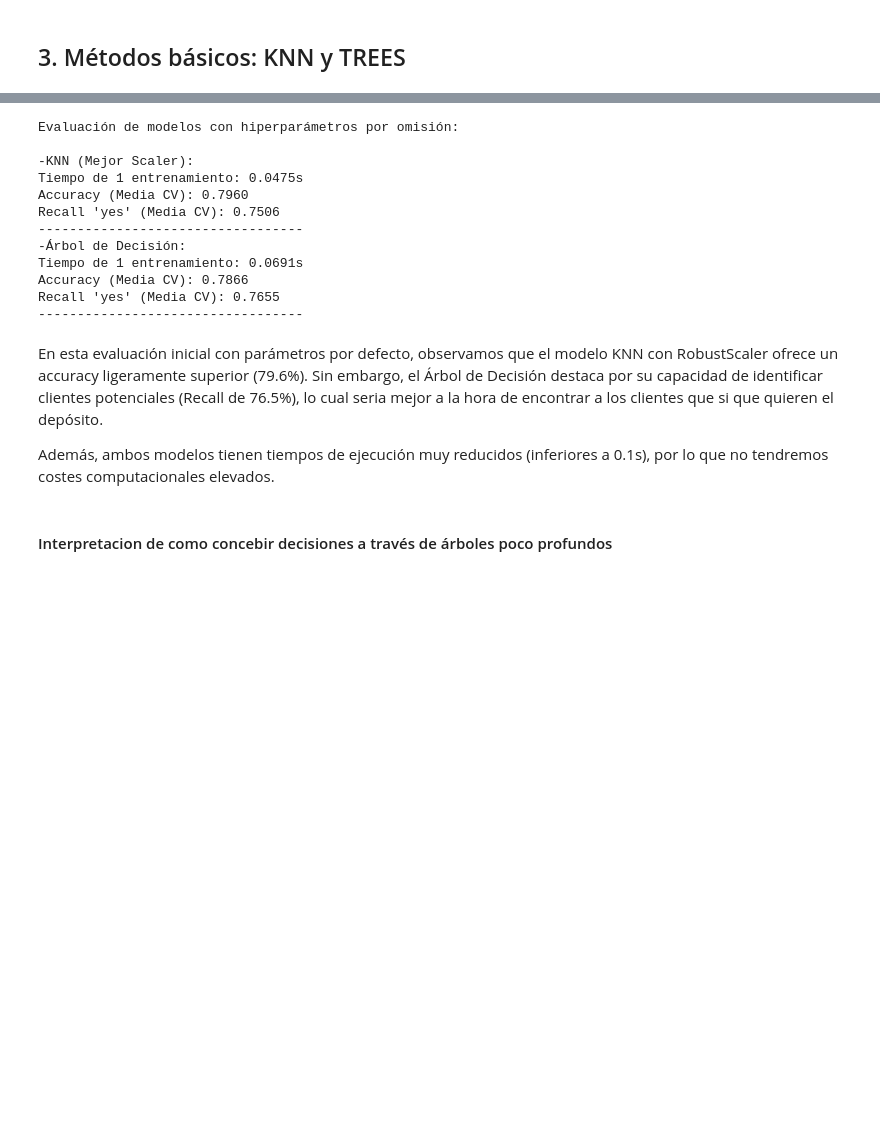
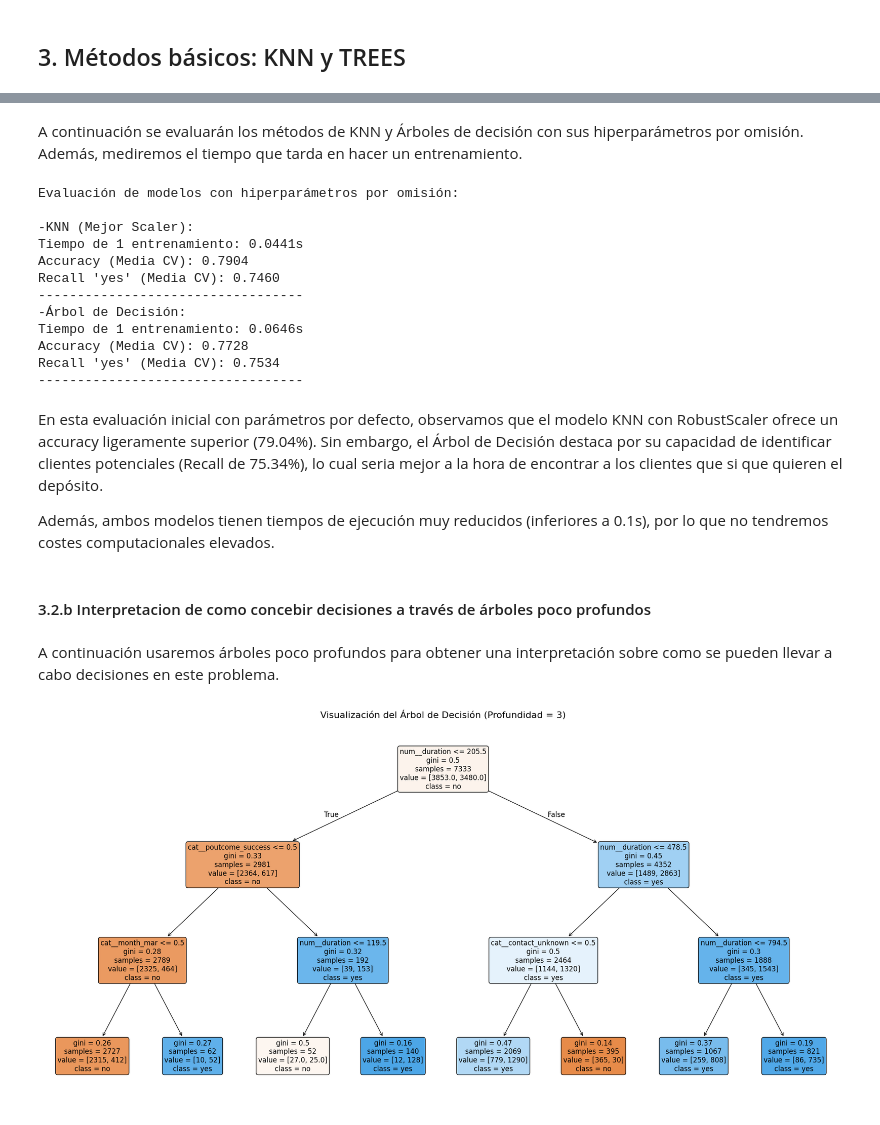
Before and after one commit to 100522155/Practica-Aprendizaje-autom-tico-g2, a Jupyter notebook: analisis.ipynb, the cells around one changed output, grey strips where cells are left out. Saved outputs shown, nothing was run; the diff lists cells and outputs as text; code cells hidden in the pictures; blank space fills up the shorter version.

```diff
--- a/analisis.ipynb
+++ b/analisis.ipynb
@@ -322,9 +322,7 @@ from sklearn.model_selection import StratifiedKFold
 
 # Definimos el esquema de validación cruzada para la evaluación interna (Inner)
 cv = StratifiedKFold(
-    n_splits=5, # 5 folds
+    n_splits=3, # 3 folds
     shuffle=True,
     random_state=NIA
 )
-#Diccionario para almacenar los resultados de las validaciones cruzadas
-inner_scores = {}
@@ -409,3 +405,5 @@ El método de escalado que tiene el mayor accuracy es Robust, con un valor de 0,
+# %% [markdown]
+A continuación se evaluarán los métodos de KNN y Árboles de decisión con sus hiperparámetros por omisión. Además, mediremos el tiempo que tarda en hacer un entrenamiento.
 # %%
 import time
 from sklearn.tree import DecisionTreeClassifier
@@ -450,18 +448,53 @@ for nombre, pipe in modelos.items():
 Evaluación de modelos con hiperparámetros por omisión:
 
 -KNN (Mejor Scaler):
-Tiempo de 1 entrenamiento: 0.0475s
-Accuracy (Media CV): 0.7960
-Recall 'yes' (Media CV): 0.7506
+Tiempo de 1 entrenamiento: 0.0441s
+Accuracy (Media CV): 0.7904
+Recall 'yes' (Media CV): 0.7460
 ----------------------------------
 -Árbol de Decisión:
-Tiempo de 1 entrenamiento: 0.0691s
-Accuracy (Media CV): 0.7866
-Recall 'yes' (Media CV): 0.7655
+Tiempo de 1 entrenamiento: 0.0646s
+Accuracy (Media CV): 0.7728
+Recall 'yes' (Media CV): 0.7534
 ----------------------------------
 # %% [markdown]
-En esta evaluación inicial con parámetros por defecto, observamos que el modelo KNN con RobustScaler ofrece un accuracy ligeramente superior (79.6%). Sin embargo, el Árbol de Decisión destaca por su capacidad de identificar clientes potenciales (Recall de 76.5%), lo cual seria mejor a la hora de encontrar a los clientes que si que quieren el depósito.
+En esta evaluación inicial con parámetros por defecto, observamos que el modelo KNN con RobustScaler ofrece un accuracy ligeramente superior (79.04%). Sin embargo, el Árbol de Decisión destaca por su capacidad de identificar clientes potenciales (Recall de 75.34%), lo cual seria mejor a la hora de encontrar a los clientes que si que quieren el depósito.
 
 Además, ambos modelos tienen tiempos de ejecución muy reducidos (inferiores a 0.1s), por lo que no tendremos costes computacionales elevados.
 # %% [markdown]
-#### Interpretacion de como concebir decisiones a través de árboles poco profundos
+#### 3.2.b Interpretacion de como concebir decisiones a través de árboles poco profundos
+# %% [markdown]
+A continuación usaremos árboles poco profundos para obtener una interpretación sobre como se pueden llevar a cabo decisiones en este problema.
+# %%
+from sklearn.tree import plot_tree
+
+# Creamos el modelo con profundidad limitada (interpretable)
+# Usamos un max_depth pequeño de 3
+tree_interpretable = Pipeline([
+    ('prepro', preprocessor),
+    ('tree', DecisionTreeClassifier(max_depth=3, random_state=NIA))
+])
+
+# Entrenamos el modelo con todo el x_train
+tree_interpretable.fit(x_train, y_train)
+
+# Extraemos el modelo entrenado de dentro del pipeline
+best_tree_model = tree_interpretable.named_steps['tree']
+
+# Extraemos los nombres de las columnas porque OneHotEncoder y OrdinalEncoder crean nuevas columnas
+feature_names = preprocessor.get_feature_names_out()
+
+# Visualizamos el arbol de decisión con profundidad limitada
+plt.figure(figsize=(25, 12)) # Aumentamos el tamaño para que se vea bien el árbol
+plot_tree(best_tree_model,
+          feature_names=feature_names,
+          class_names=['no', 'yes'],
+          filled=True,
+          rounded=True,
+          fontsize=12,
+          precision=2) # Limitamos decimales para que no se amontone el texto
+
+plt.title("Visualización del Árbol de Decisión (Profundidad = 3)", fontsize=16)
+plt.show()
+# %% [output]
+[figure, added]
```
Also changed, not shown: parts of 41 cells of this notebook.
